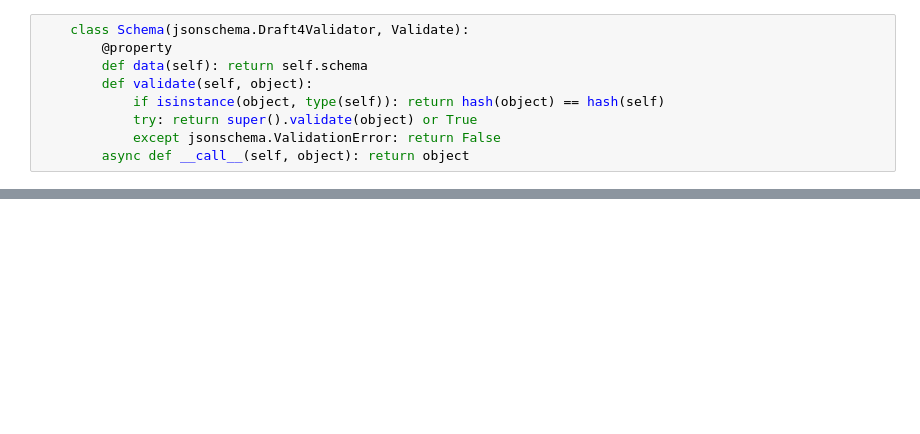
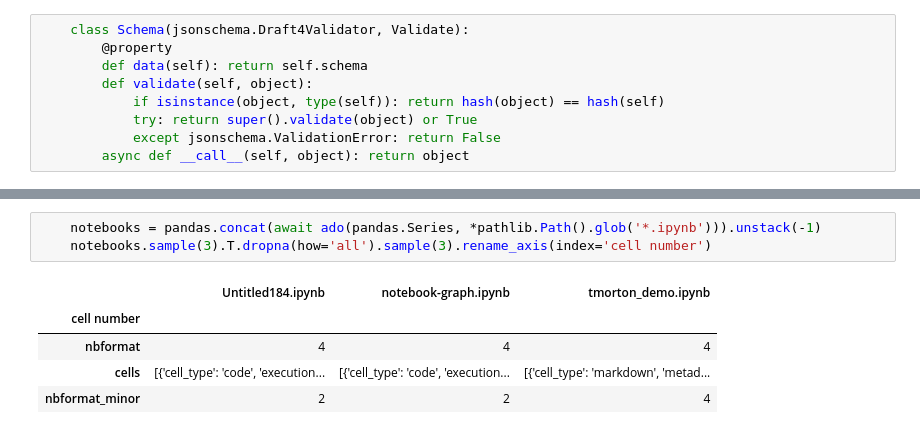
Before and after one commit to deathbeds/ado, a Jupyter notebook: ado.ipynb, the cells around one changed output, grey strips where cells are left out. Saved outputs shown, nothing was run; the diff lists cells and outputs as text; blank space fills up the shorter version.

```diff
--- a/ado.ipynb
+++ b/ado.ipynb
@@ -265,0 +225,9 @@
+# %%
+    notebooks = pandas.concat(await ado(pandas.Series, *pathlib.Path().glob('*.ipynb'))).unstack(-1)
+    notebooks.sample(3).T.dropna(how='all').sample(3).rename_axis(index='cell number')
+# %% [output]
+|  | Untitled184.ipynb | notebook-graph.ipynb | tmorton_demo.ipynb |
+| cell number |  |  |  |
+| nbformat | 4 | 4 | 4 |
+| cells | [{'cell_type': 'code', 'execution... | [{'cell_type': 'code', 'execution... | [{'cell_type': 'markdown', 'metad... |
+| nbformat_minor | 2 | 2 | 4 |
```
Also changed, not shown: parts of 43 cells of this notebook.
